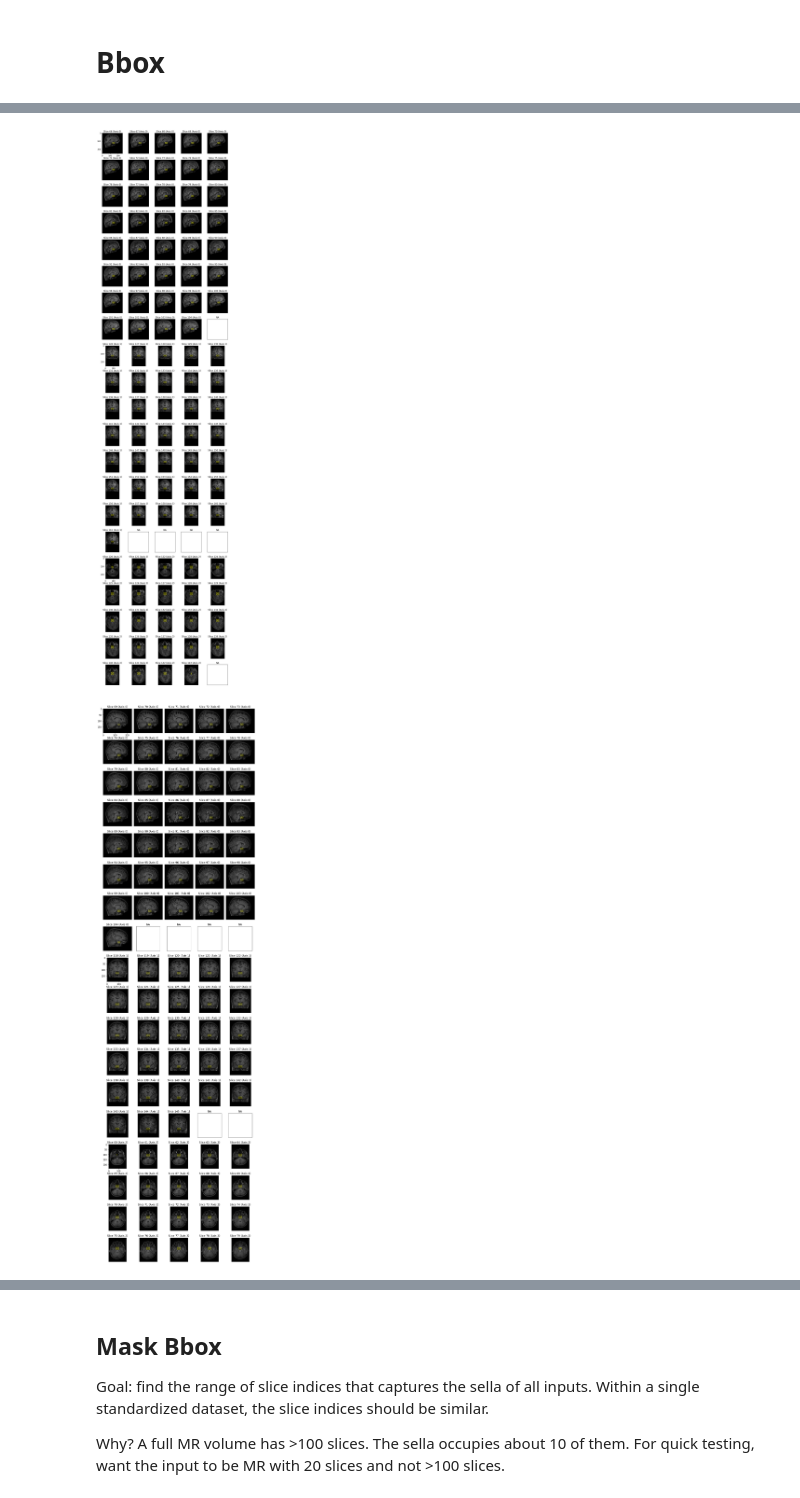
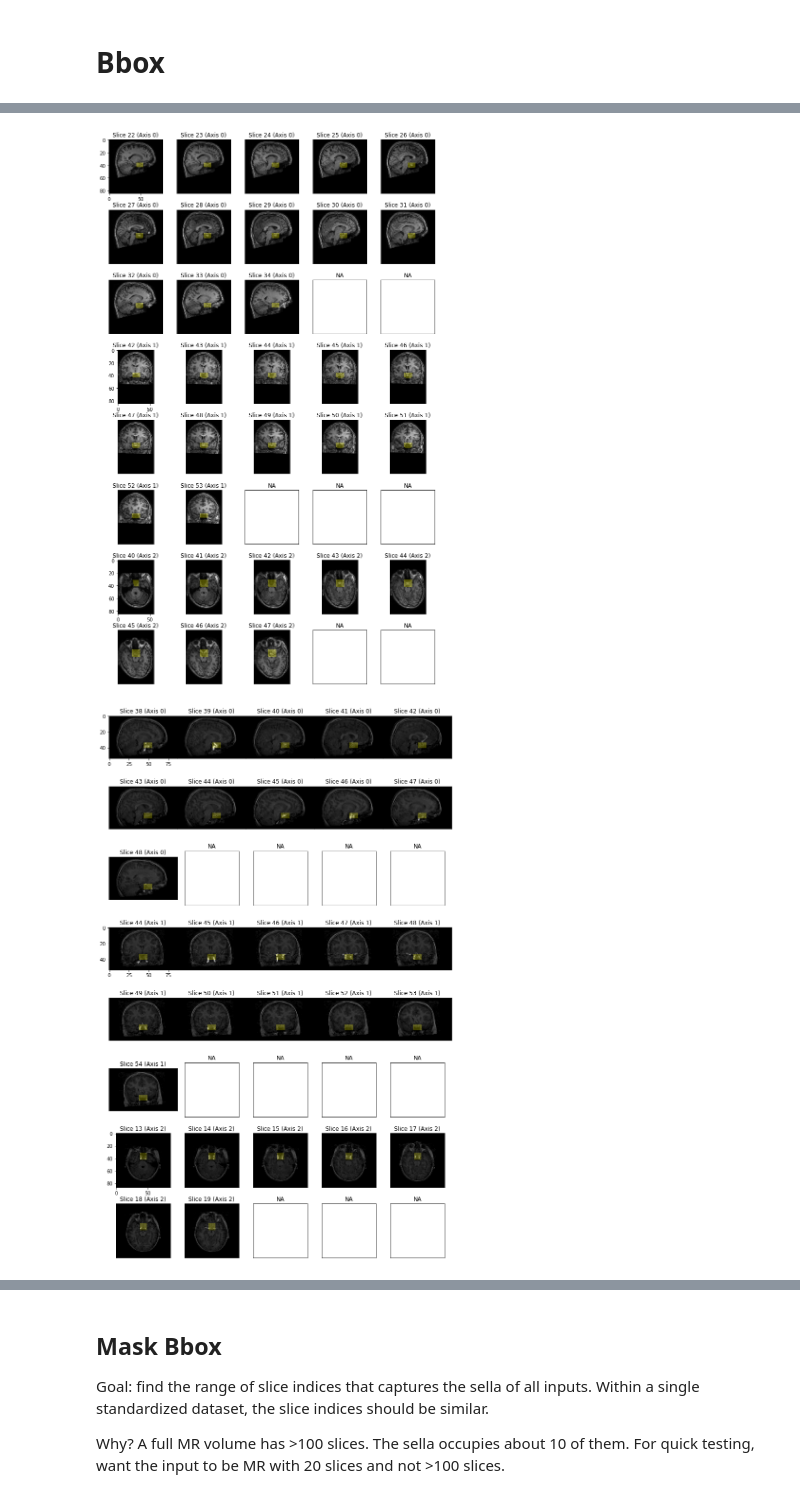
Before and after one commit to RGologorsky/DeepPit, a Jupyter notebook: 6 B - Label Metadata Check.ipynb, the cells around one changed output, grey strips where cells are left out. Saved outputs shown, nothing was run; the diff lists cells and outputs as text; code cells hidden in the pictures.

```diff
--- a/6 B - Label Metadata Check.ipynb
+++ b/6 B - Label Metadata Check.ipynb
@@ -214,6 +241,6 @@ print(len(unique_items))
 # %%
 # test
-iso_tls = TfmdLists(unique_items, [DoAll(1)])
+iso_tls = TfmdLists(unique_items, [DoAll(3)])
 # %%
 start = time.time()
 iso_szs = [mr.shape for mr,mk in iso_tls]
@@ -359,8 +458,8 @@ def viz_bbox(idx, tls):
 # %%
 viz_bbox(0, iso_tls)
 # %% [output]
-[figure, old version]
+[figure, new version]
 # %%
-viz_bbox(1, iso_tls)
+viz_bbox(27, iso_tls)
 # %% [output]
-[figure, old version]
+[figure, new version]
```
Also changed, not shown: parts of 17 cells of this notebook, 1 other file.
